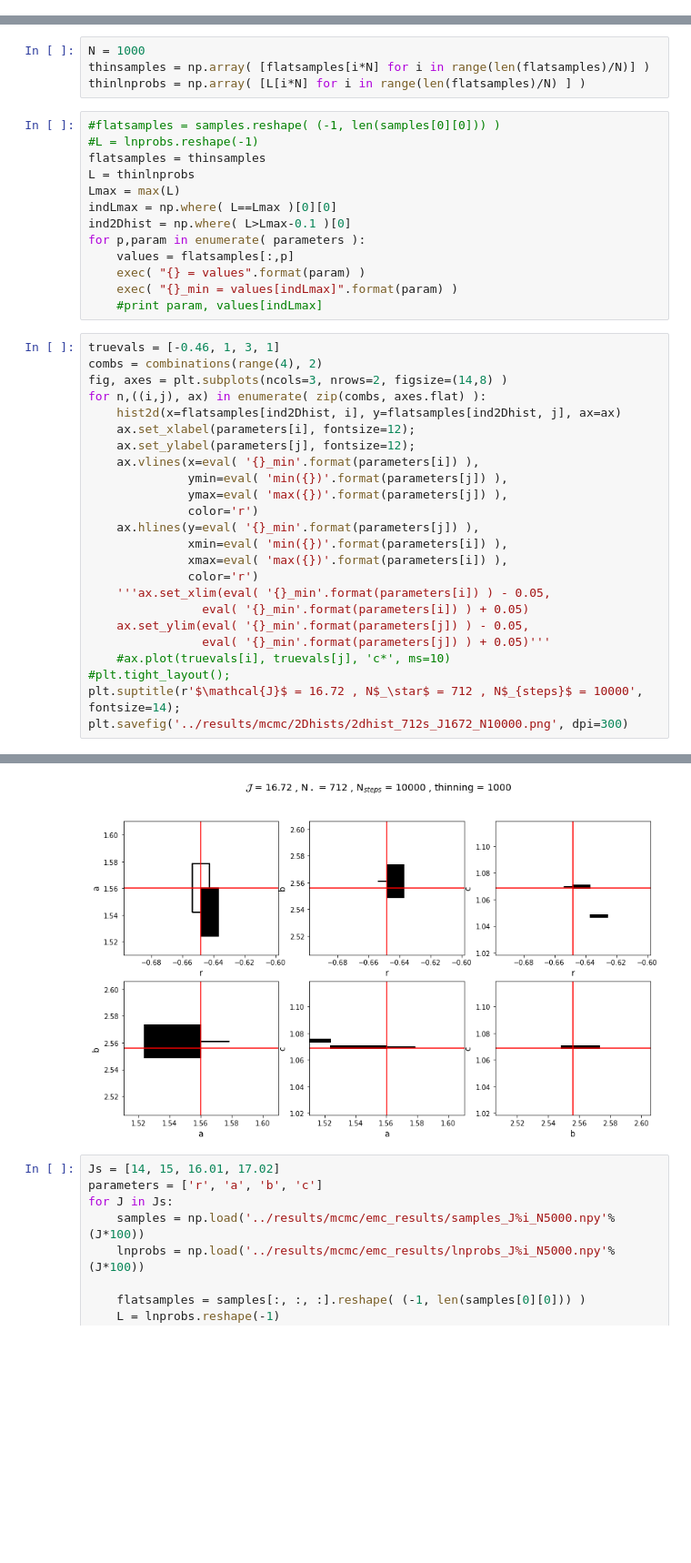
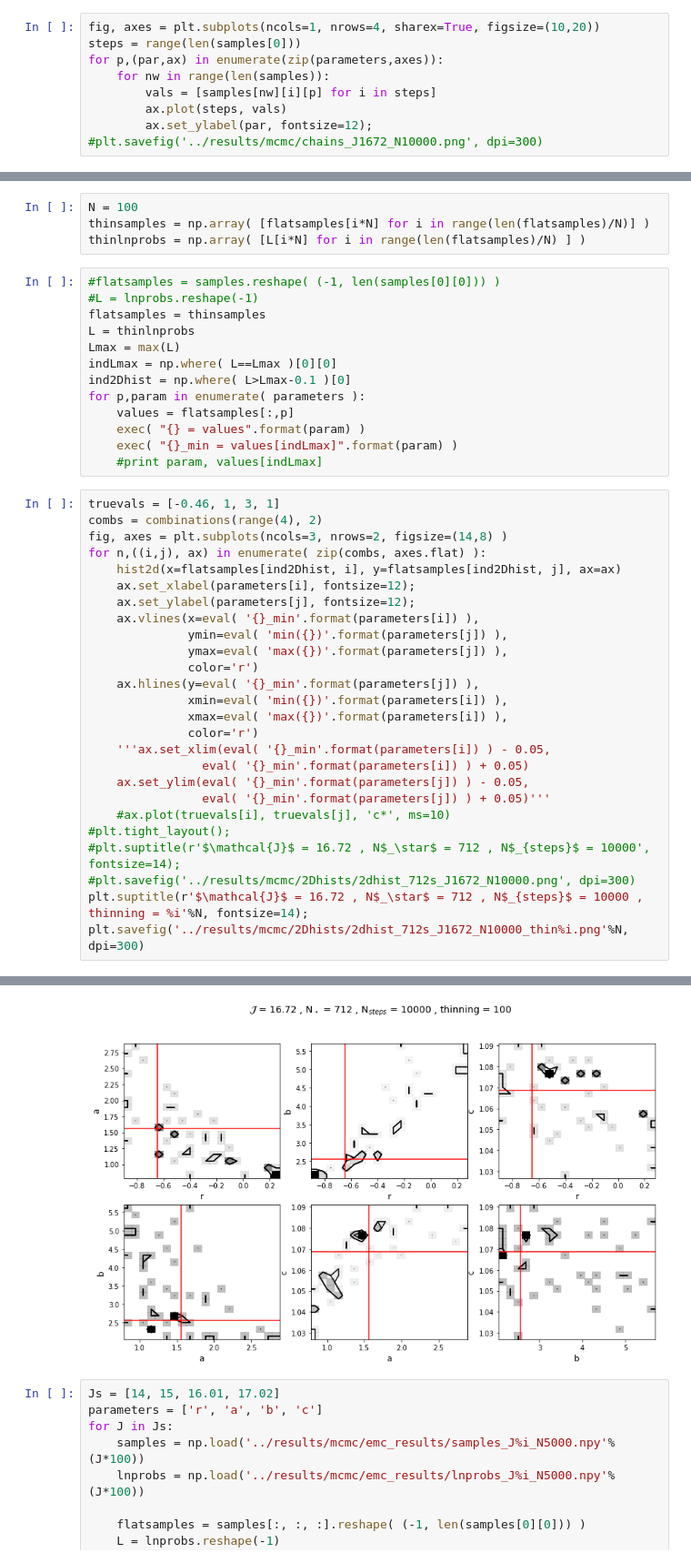
Before and after one commit to achiappo/FRESKA, a Jupyter notebook: cython/plot.ipynb, the cells around one changed output, grey strips where cells are left out. Shown: that part at 91% size. Drawn from its saved outputs; the diff is of its cells as text; blank space fills up the shorter version.

Commit message:
added thinned 2D histograms for J=16.72 with thinning 10,50,100

```diff
--- a/cython/plot.ipynb
+++ b/cython/plot.ipynb
@@ -66,0 +58,9 @@ for p,(par,ax) in enumerate(zip(parameters,axes)):
+# %%
+fig, axes = plt.subplots(ncols=1, nrows=4, sharex=True, figsize=(10,20))
+steps = range(len(samples[0]))
+for p,(par,ax) in enumerate(zip(parameters,axes)):
+    for nw in range(len(samples)):
+        vals = [samples[nw][i][p] for i in steps]
+        ax.plot(steps, vals)
+        ax.set_ylabel(par, fontsize=12);
+#plt.savefig('../results/mcmc/chains_J1672_N10000.png', dpi=300)
@@ -119,7 +124,7 @@ parameters = ['r', 'a', 'b', 'c']
 flatsamples = samples.reshape( (-1, len(samples[0][0])) )
 L = lnprobs.reshape(-1)
 # %%
-N = 1000
+N = 100
 thinsamples = np.array( [flatsamples[i*N] for i in range(len(flatsamples)/N)] )
 thinlnprobs = np.array( [L[i*N] for i in range(len(flatsamples)/N) ] )
 # %%
@@ -138,35 +143,37 @@ for p,param in enumerate( parameters ):
 # %%
 truevals = [-0.46, 1, 3, 1]
 combs = combinations(range(4), 2)
 fig, axes = plt.subplots(ncols=3, nrows=2, figsize=(14,8) )
 for n,((i,j), ax) in enumerate( zip(combs, axes.flat) ):
     hist2d(x=flatsamples[ind2Dhist, i], y=flatsamples[ind2Dhist, j], ax=ax)
     ax.set_xlabel(parameters[i], fontsize=12);
     ax.set_ylabel(parameters[j], fontsize=12);
     ax.vlines(x=eval( '{}_min'.format(parameters[i]) ),
               ymin=eval( 'min({})'.format(parameters[j]) ),
               ymax=eval( 'max({})'.format(parameters[j]) ),
               color='r')
     ax.hlines(y=eval( '{}_min'.format(parameters[j]) ),
               xmin=eval( 'min({})'.format(parameters[i]) ),
               xmax=eval( 'max({})'.format(parameters[i]) ),
               color='r')
     '''ax.set_xlim(eval( '{}_min'.format(parameters[i]) ) - 0.05,
                 eval( '{}_min'.format(parameters[i]) ) + 0.05)
     ax.set_ylim(eval( '{}_min'.format(parameters[j]) ) - 0.05,
                 eval( '{}_min'.format(parameters[j]) ) + 0.05)'''
     #ax.plot(truevals[i], truevals[j], 'c*', ms=10)
 #plt.tight_layout();
-plt.suptitle(r'$\mathcal{J}$ = 16.72 , N$_\star$ = 712 , N$_{steps}$ = 10000', fontsize=14);
-plt.savefig('../results/mcmc/2Dhists/2dhist_712s_J1672_N10000.png', dpi=300)
+#plt.suptitle(r'$\mathcal{J}$ = 16.72 , N$_\star$ = 712 , N$_{steps}$ = 10000', fontsize=14);
+#plt.savefig('../results/mcmc/2Dhists/2dhist_712s_J1672_N10000.png', dpi=300)
+plt.suptitle(r'$\mathcal{J}$ = 16.72 , N$_\star$ = 712 , N$_{steps}$ = 10000 , thinning = %i'%N, fontsize=14);
+plt.savefig('../results/mcmc/2Dhists/2dhist_712s_J1672_N10000_thin%i.png'%N, dpi=300)
 # %% [output]
 WARNING:root:Too few points to create valid contours
 WARNING:root:Too few points to create valid contours
 WARNING:root:Too few points to create valid contours
 WARNING:root:Too few points to create valid contours
 WARNING:root:Too few points to create valid contours
 WARNING:root:Too few points to create valid contours
-[figure, old version]
+[figure, new version]
 # %%
 Js = [14, 15, 16.01, 17.02]
 parameters = ['r', 'a', 'b', 'c']
```
Also changed, not shown: parts of 4 cells of this notebook, 3 other files.
